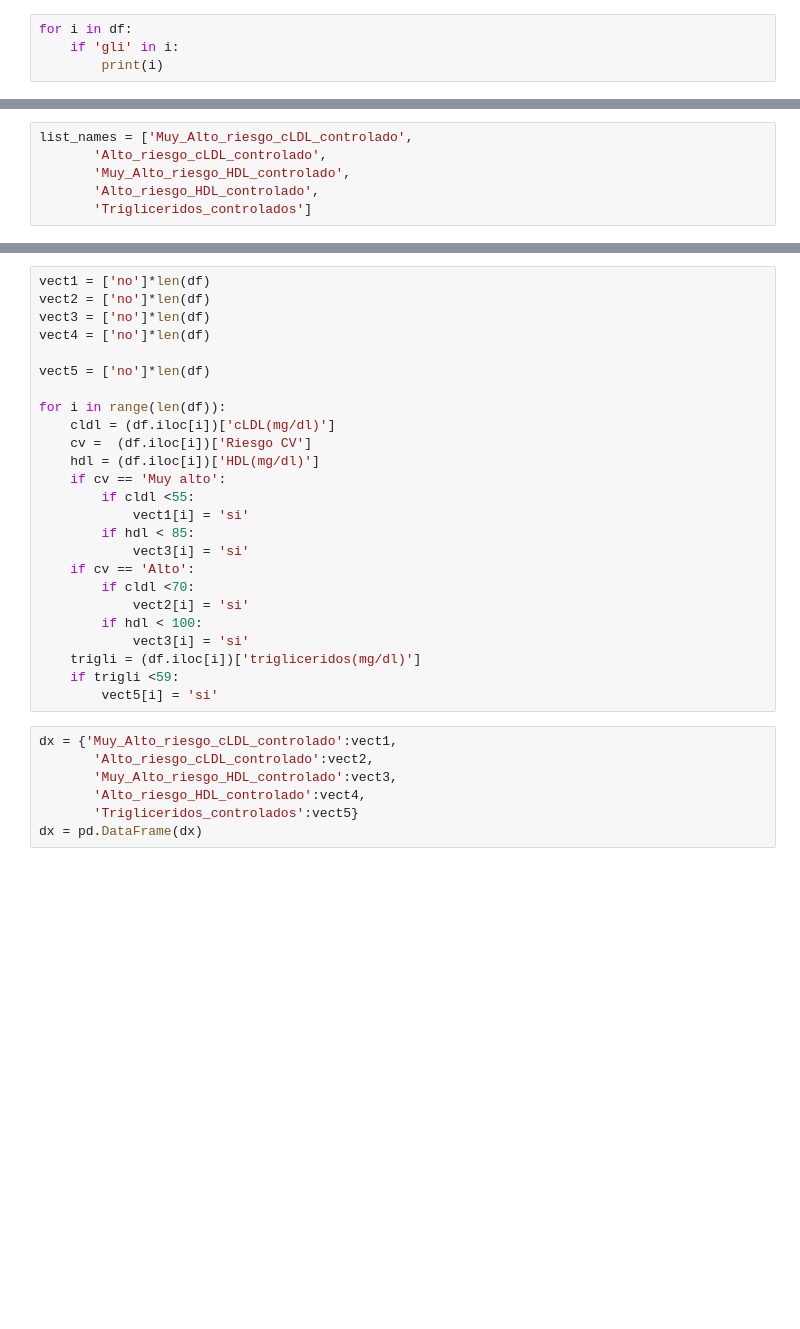
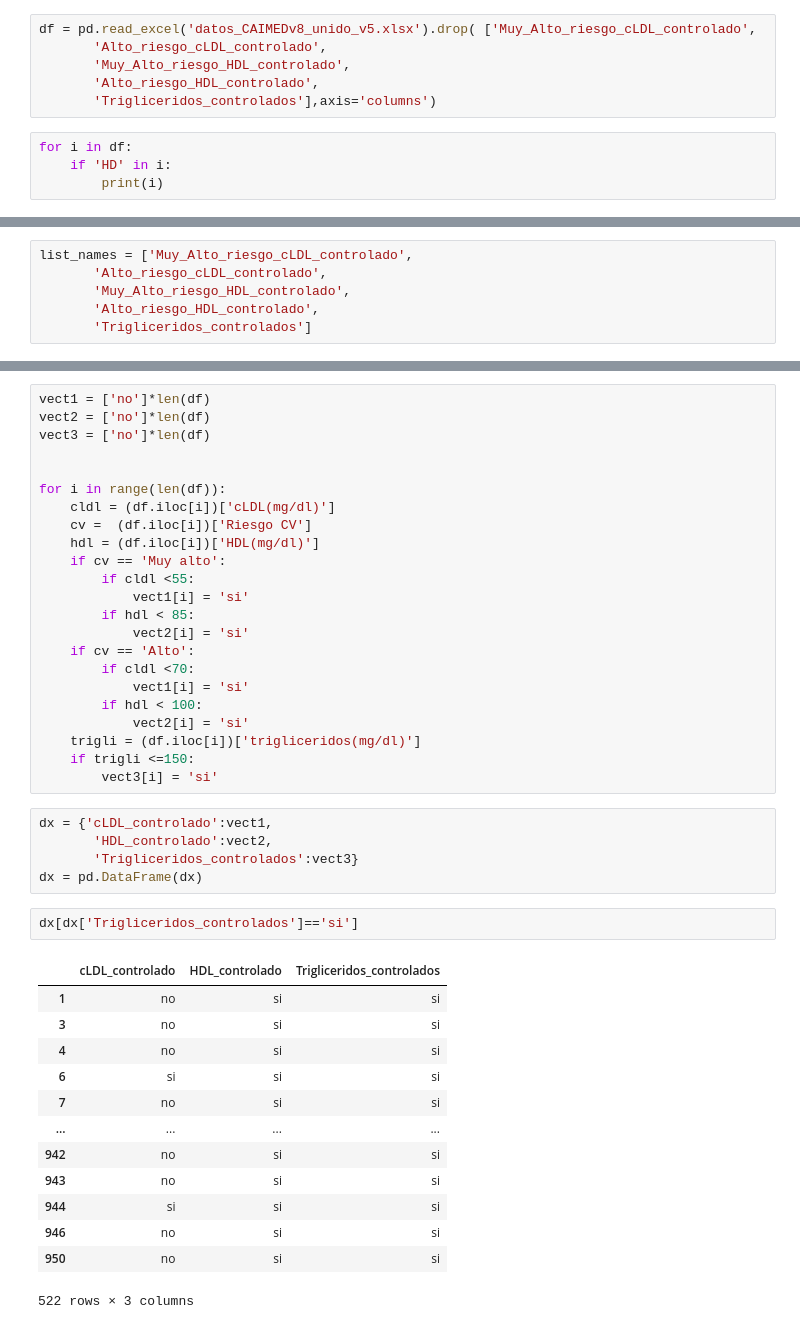
Before and after one commit to lorenzog-ryzen/final_CAIMED, a Jupyter notebook: _sources/0.4.nuevas_cols2.ipynb, the cells around one changed output, grey strips where cells are left out. Drawn from its saved outputs; the diff is of its cells as text; blank space fills up the shorter version.

```diff
--- a/_sources/0.4.nuevas_cols2.ipynb
+++ b/_sources/0.4.nuevas_cols2.ipynb
@@ -29,5 +27,11 @@ df = pd.read_excel('datos_CAIMEDv8_unido_v4.xlsx')
+# %%
+df = pd.read_excel('datos_CAIMEDv8_unido_v5.xlsx').drop( ['Muy_Alto_riesgo_cLDL_controlado',
+       'Alto_riesgo_cLDL_controlado',
+       'Muy_Alto_riesgo_HDL_controlado',
+       'Alto_riesgo_HDL_controlado',
+       'Trigliceridos_controlados'],axis='columns')
 # %%
 for i in df:
-    if 'gli' in i:
+    if 'HD' in i:
         print(i)
 # %% [output]
@@ -44,9 +50,7 @@ list_names = ['Muy_Alto_riesgo_cLDL_controlado',
 vect1 = ['no']*len(df)
 vect2 = ['no']*len(df)
 vect3 = ['no']*len(df)
-vect4 = ['no']*len(df)
 
-vect5 = ['no']*len(df)
 
 for i in range(len(df)):
     cldl = (df.iloc[i])['cLDL(mg/dl)']
@@ -56,21 +60,35 @@ for i in range(len(df)):
         if cldl <55:
             vect1[i] = 'si'
         if hdl < 85:
-            vect3[i] = 'si'
+            vect2[i] = 'si'
     if cv == 'Alto':
         if cldl <70:
+            vect1[i] = 'si'
+        if hdl < 100:
             vect2[i] = 'si'
-        if hdl < 100:
-            vect3[i] = 'si'
     trigli = (df.iloc[i])['trigliceridos(mg/dl)']
-    if trigli <59:
-        vect5[i] = 'si'
+    if trigli <=150:
+        vect3[i] = 'si'
 # %%
-dx = {'Muy_Alto_riesgo_cLDL_controlado':vect1,
-       'Alto_riesgo_cLDL_controlado':vect2,
-       'Muy_Alto_riesgo_HDL_controlado':vect3,
-       'Alto_riesgo_HDL_controlado':vect4,
-       'Trigliceridos_controlados':vect5}
+dx = {'cLDL_controlado':vect1,
+       'HDL_controlado':vect2,
+       'Trigliceridos_controlados':vect3}
 dx = pd.DataFrame(dx)
+# %%
+dx[dx['Trigliceridos_controlados']=='si']
+# %% [output]
+|  | cLDL_controlado | HDL_controlado | Trigliceridos_controlados |
+| 1 | no | si | si |
+| 3 | no | si | si |
+| 4 | no | si | si |
+| 6 | si | si | si |
+| 7 | no | si | si |
+| ... | ... | ... | ... |
+| 942 | no | si | si |
+| 943 | no | si | si |
+| 944 | si | si | si |
+| 946 | no | si | si |
+| 950 | no | si | si |
+522 rows × 3 columns
 # %%
 df_concat = pd.concat([df, dx], axis=1)
```
Also changed, not shown: parts of 4 cells of this notebook, 23 other files.
